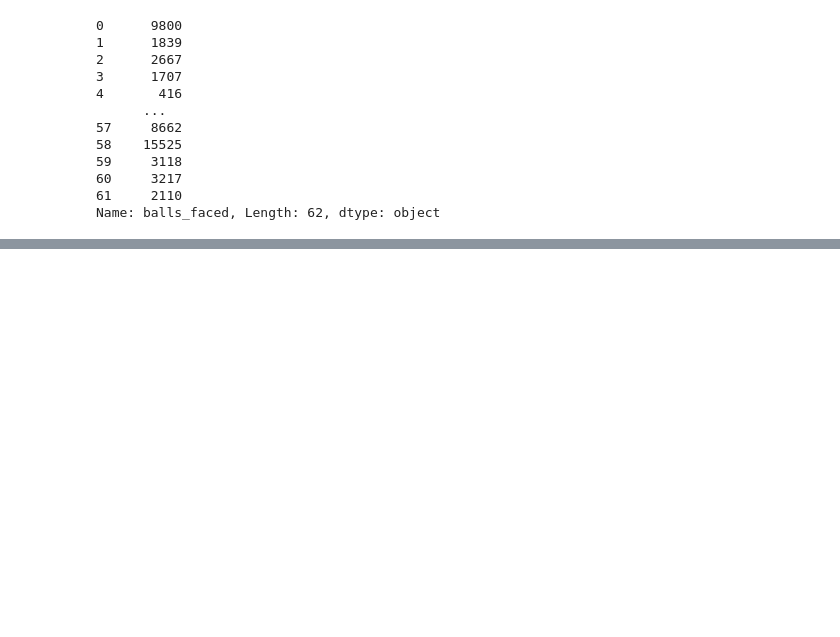
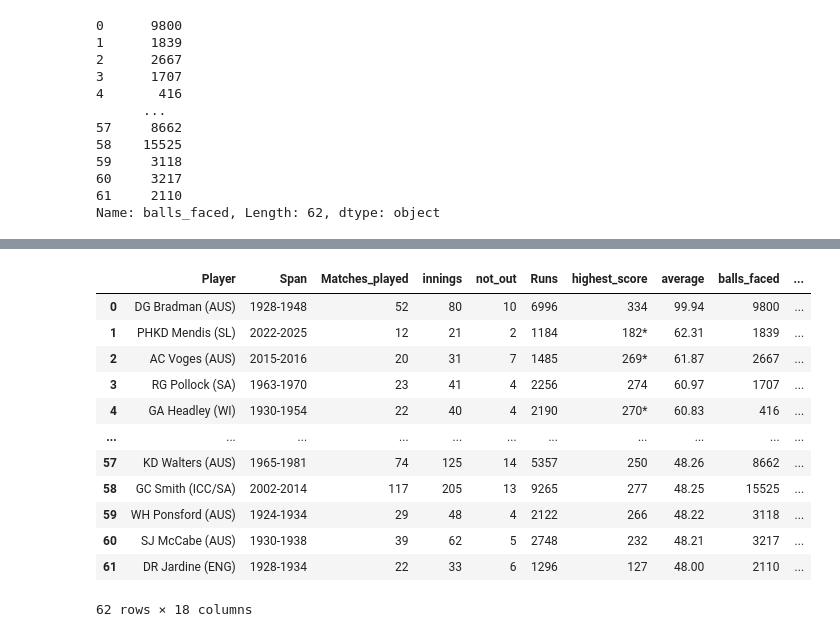
Before and after one commit to youexcellabs/Data-cleaning-using-pandas, a Jupyter notebook: pandas.ipynb, the cells around one changed output, grey strips where cells are left out. Cells and saved outputs as stored; diff of their text form; code cells hidden in the pictures; blank space fills up the shorter version.

```diff
--- a/pandas.ipynb
+++ b/pandas.ipynb
@@ -677,0 +603,20 @@ df
+# %%
+df['country11']=df['Player'].str.split('(').str[1]
+# %%
+df['country11']=df['country11'].str.split(')').str[0]
+# %%
+df
+# %% [output]
+|  | Player | Span | Matches_played | innings | not_out | Runs | highest_score | average | balls_faced | ... |
+| 0 | DG Bradman (AUS) | 1928-1948 | 52 | 80 | 10 | 6996 | 334 | 99.94 | 9800 | ... |
+| 1 | PHKD Mendis (SL) | 2022-2025 | 12 | 21 | 2 | 1184 | 182* | 62.31 | 1839 | ... |
+| 2 | AC Voges (AUS) | 2015-2016 | 20 | 31 | 7 | 1485 | 269* | 61.87 | 2667 | ... |
+| 3 | RG Pollock (SA) | 1963-1970 | 23 | 41 | 4 | 2256 | 274 | 60.97 | 1707 | ... |
+| 4 | GA Headley (WI) | 1930-1954 | 22 | 40 | 4 | 2190 | 270* | 60.83 | 416 | ... |
+| ... | ... | ... | ... | ... | ... | ... | ... | ... | ... | ... |
+| 57 | KD Walters (AUS) | 1965-1981 | 74 | 125 | 14 | 5357 | 250 | 48.26 | 8662 | ... |
+| 58 | GC Smith (ICC/SA) | 2002-2014 | 117 | 205 | 13 | 9265 | 277 | 48.25 | 15525 | ... |
+| 59 | WH Ponsford (AUS) | 1924-1934 | 29 | 48 | 4 | 2122 | 266 | 48.22 | 3118 | ... |
+| 60 | SJ McCabe (AUS) | 1930-1938 | 39 | 62 | 5 | 2748 | 232 | 48.21 | 3217 | ... |
+| 61 | DR Jardine (ENG) | 1928-1934 | 22 | 33 | 6 | 1296 | 127 | 48.00 | 2110 | ... |
+62 rows × 18 columns
```
Also changed, not shown: parts of 45 cells of this notebook.
